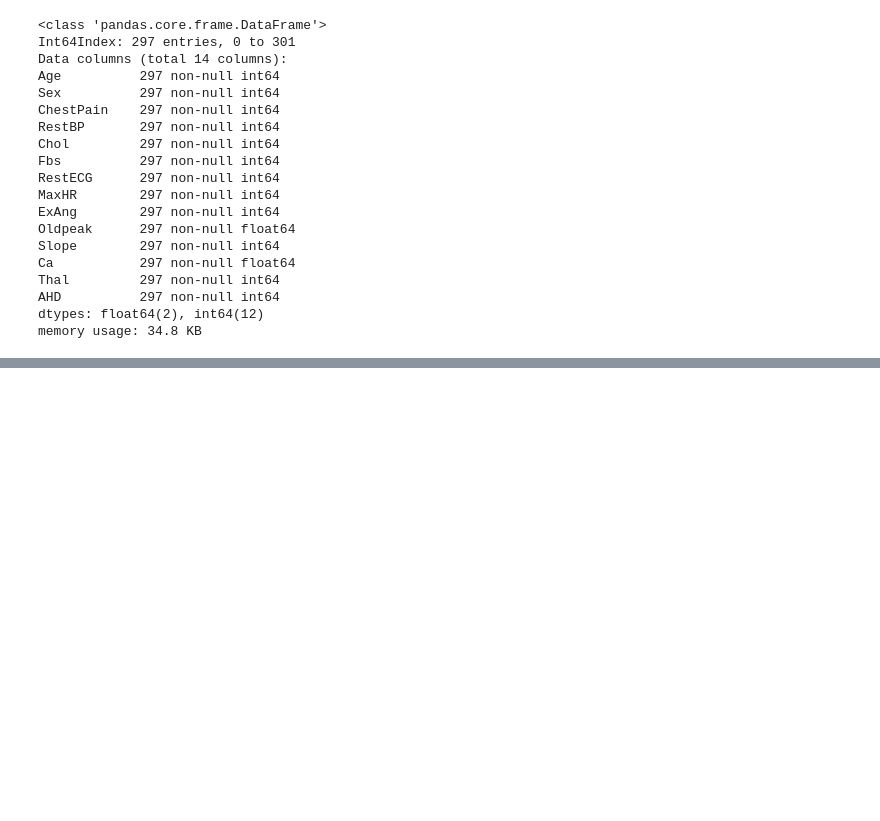
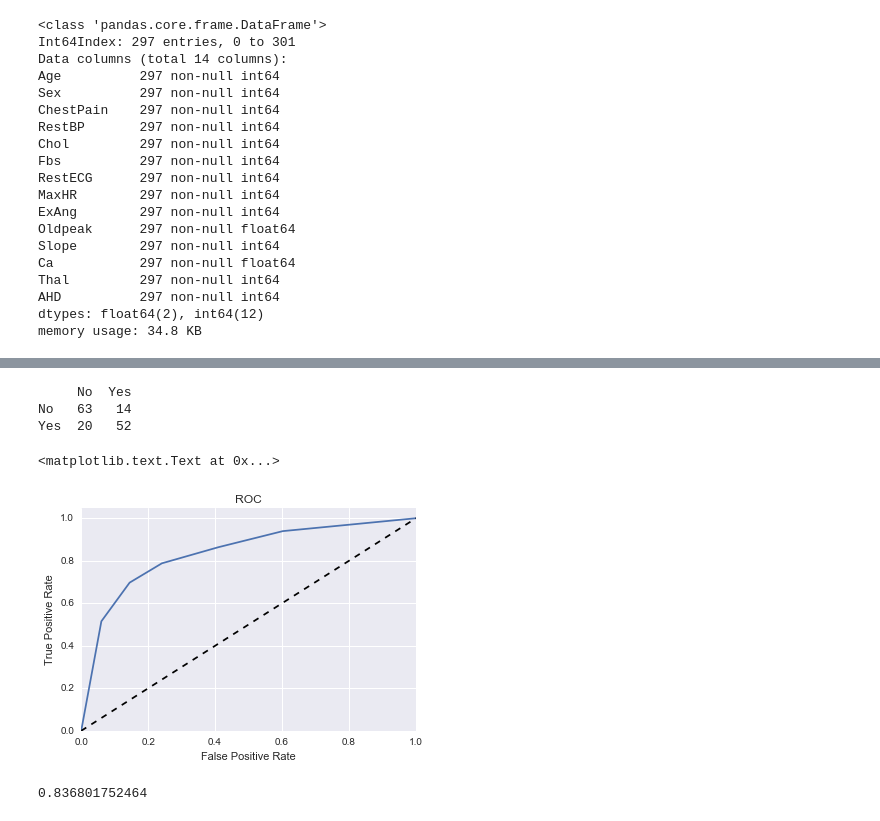
Before and after one commit to datachill/NUSSTAT, a Jupyter notebook: ClassificationTrees.ipynb, the cells around one changed output, grey strips where cells are left out. Drawn from its saved outputs; the diff is of its cells as text; code cells hidden in the pictures; blank space fills up the shorter version.

```diff
--- a/ClassificationTrees.ipynb
+++ b/ClassificationTrees.ipynb
@@ -136,0 +184,6 @@ print(roc_auc)
+# %%
+best = gs.best_estimator_  # the best model
+# %%
+best.fit(X_train, y_train)
+print(best.score(X_train, y_train)) # training accuracy
+print(best.score(X_test, y_test)) # test accuracy
@@ -136,0 +203,28 @@ print(roc_auc)
+# %%
+predbest = best.predict(X_test)
+predprobbest = best.predict_proba(X_test)
+cmbest = pd.DataFrame(confusion_matrix(y_test, predbest).T, index=['No', 'Yes'], columns=['No', 'Yes'])
+print(cmbest)
+# %% [output]
+     No  Yes
+No   63   14
+Yes  20   52
+# %%
+fpr1, tpr1, thresholds1=roc_curve(y_test, predprobbest[:,1])
+# %%
+ax=plt.gca()
+ax.plot(fpr1, tpr1)
+ax.plot([0, 1], [0, 1], 'k--')
+ax.set_xlim([0.0, 1.0])
+ax.set_ylim([0.0, 1.05])
+ax.set_xlabel('False Positive Rate')
+ax.set_ylabel('True Positive Rate')
+ax.set_title('ROC')
+# %% [output]
+<matplotlib.text.Text at 0x...>
+[figure, added]
+# %%
+roc_auc = auc(fpr1, tpr1)
+print(roc_auc)
+# %% [output]
+0.836801752464
```
Also changed, not shown: parts of 17 cells of this notebook, 1 other file.
